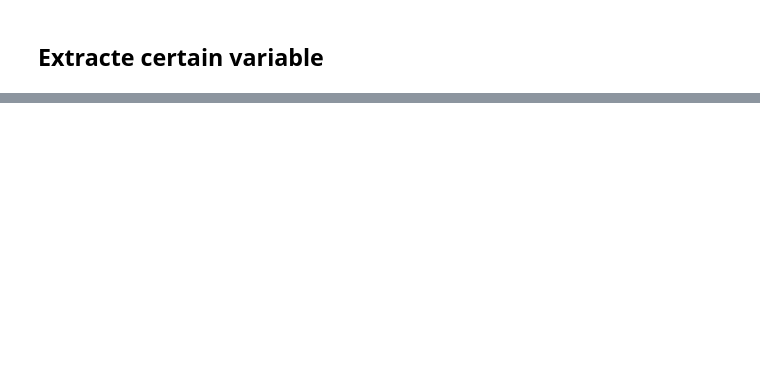
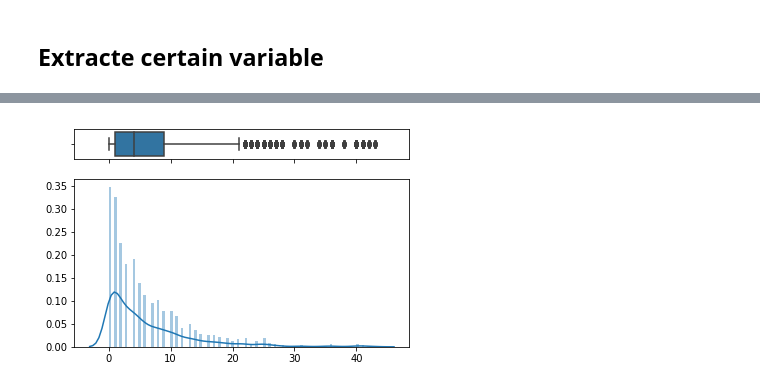
Before and after one commit to Sapphirine/Classification-of-Dota-2-Players-, a Jupyter notebook: gen_dataset.ipynb, the cells around one changed output, grey strips where cells are left out. Cells and saved outputs as stored; diff of their text form; code cells hidden in the pictures; blank space fills up the shorter version.

```diff
--- a/gen_dataset.ipynb
+++ b/gen_dataset.ipynb
@@ -106,0 +245,8 @@ plt.show()
+# %%
+f, (ax_box, ax_hist) = plt.subplots(2, sharex=True, gridspec_kw={"height_ratios": (.15, .85)})
+sns.boxplot(denies_dist, ax=ax_box)
+sns.distplot(denies_dist, ax=ax_hist, hist=True, kde=True, rug=False, bins = 100)
+ax_box.set(xlabel='')
+plt.show()
+# %% [output]
+[figure, added]
```
Also changed, not shown: parts of 13 cells of this notebook.
